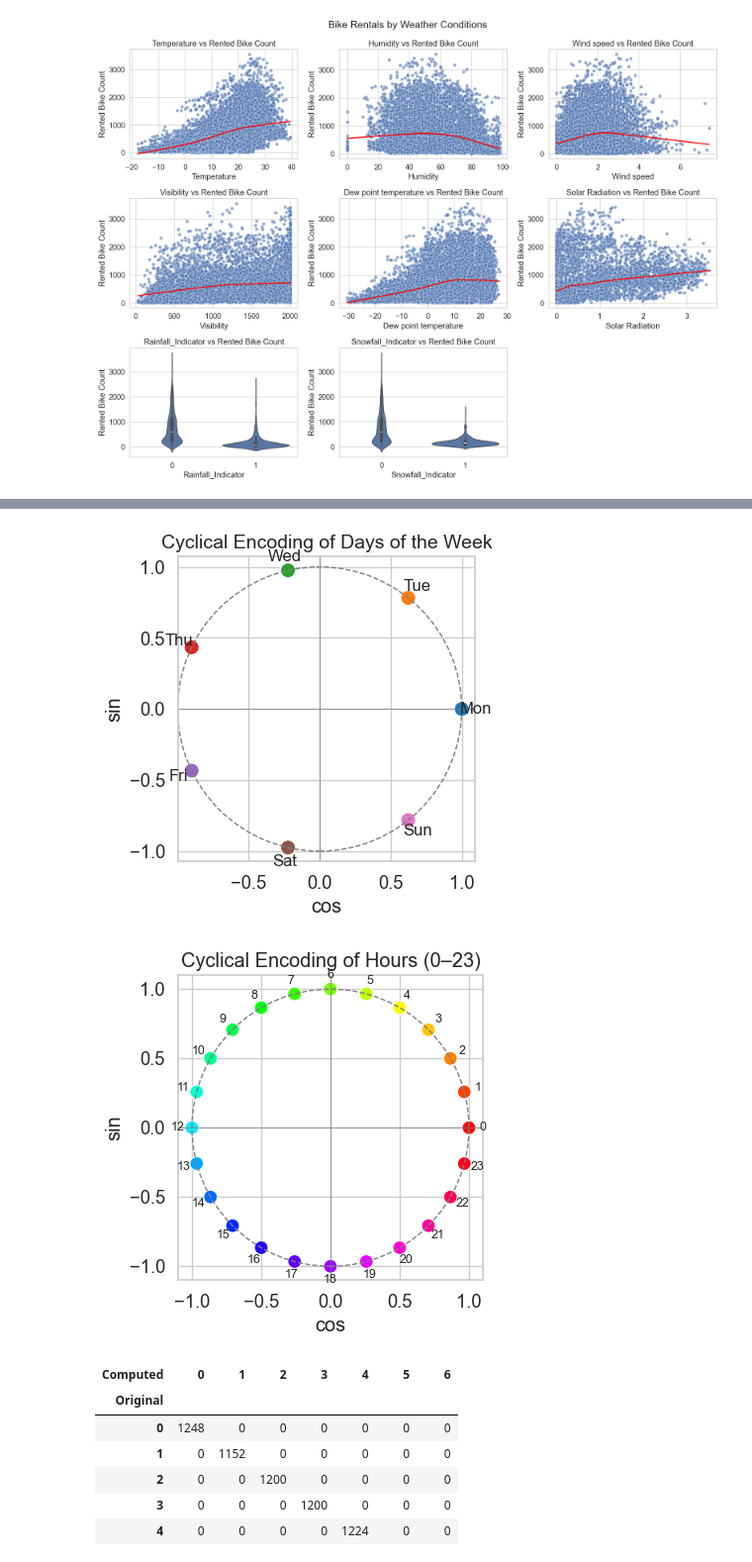
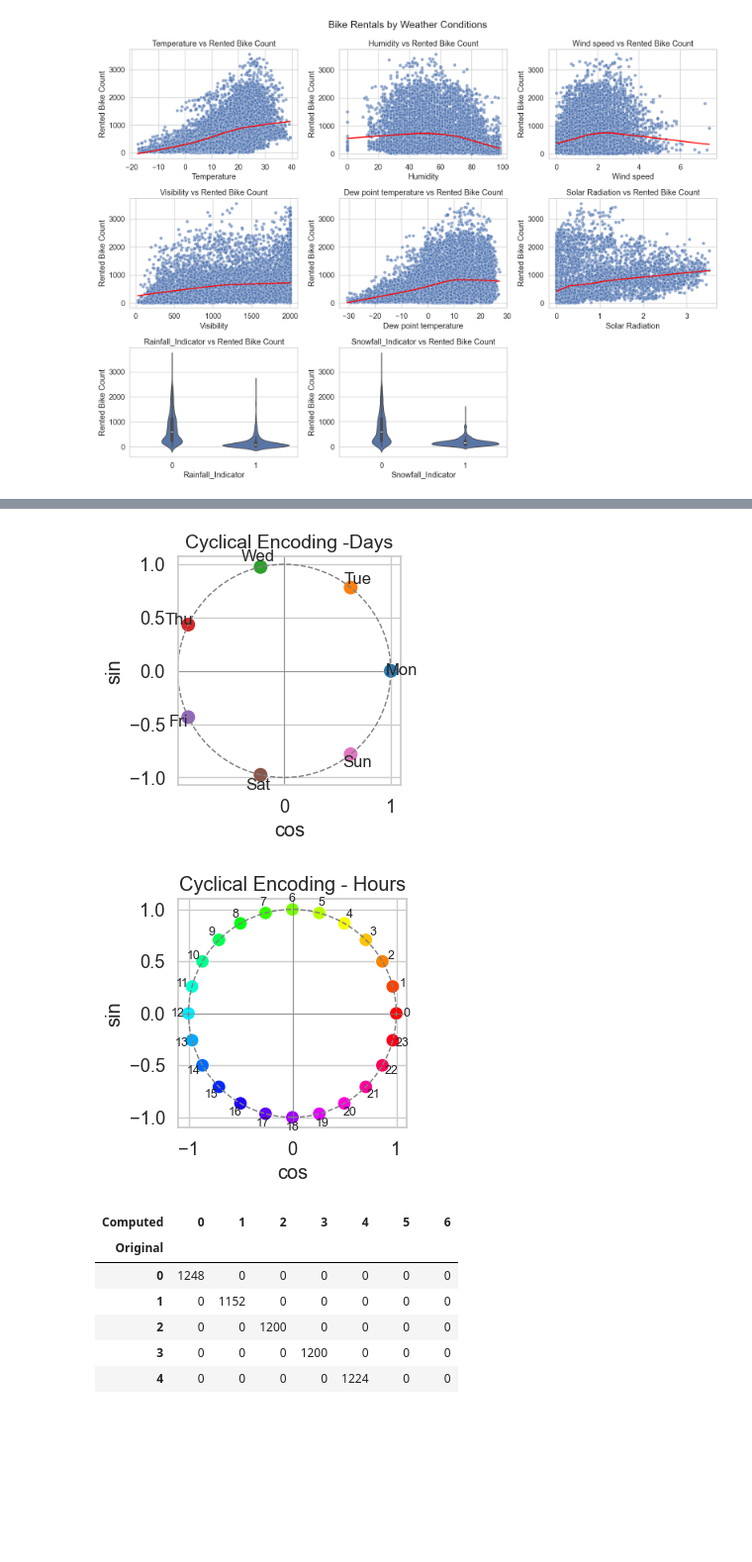
Before and after one commit to MarkThackham/MarkThackham.github.io, a Jupyter notebook: Portfolio/machine-learning/seoul-bike-hire/machine-learning-seoul-bike-hire.ipynb, the cells around one changed output, grey strips where cells are left out. Shown at 99% size. Saved outputs shown, nothing was run; the diff lists cells and outputs as text; code cells hidden in the pictures; blank space fills up the shorter version.

```diff
--- a/Portfolio/machine-learning/seoul-bike-hire/machine-learning-seoul-bike-hire.ipynb
+++ b/Portfolio/machine-learning/seoul-bike-hire/machine-learning-seoul-bike-hire.ipynb
@@ -357,7 +357,7 @@ df_months = pd.DataFrame({
 })
 
 # Plot
-plt.figure(figsize=(4,4))
+plt.figure(figsize=(3,3))
 sns.scatterplot(data=df_months, x="cos", y="sin", hue="month", palette="tab20", s=100)
 
 # Annotate months (no decimals)
@@ -373,7 +373,7 @@ plt.axhline(0, color="gray", linewidth=0.5)
 plt.axvline(0, color="gray", linewidth=0.5)
 plt.gca().set_aspect("equal", adjustable="box")
 plt.legend().remove()
-plt.title("Cyclical Encoding of Months (1–12)")
+plt.title("Cyclical Encoding - Months")
 plt.savefig("seoul-bike-hire-features-cyclic-months.png", dpi=300, bbox_inches="tight")
 plt.show()
 #-------
@@ -398,7 +398,7 @@ df_days = pd.DataFrame({
 
 # Seaborn scatter plot
 sns.set(style="whitegrid", font_scale=1.2)
-plt.figure(figsize=(4,4))
+plt.figure(figsize=(3,3))
 sns.scatterplot(data=df_days, x="cos", y="sin", hue="day", palette="tab10", s=120)
 
 # Annotate
@@ -413,7 +413,7 @@ plt.axhline(0, color="gray", linewidth=0.5)
 plt.axvline(0, color="gray", linewidth=0.5)
 plt.legend().remove()
 plt.gca().set_aspect("equal", adjustable="box")
-plt.title("Cyclical Encoding of Days of the Week", fontsize=14)
+plt.title("Cyclical Encoding -Days", fontsize=14)
 plt.savefig("seoul-bike-hire-features-cyclic-days.png", dpi=300, bbox_inches="tight")
 plt.show()
 #-------
@@ -435,7 +435,7 @@ df_hours = pd.DataFrame({
 })
 
 # Plot on circle
-plt.figure(figsize=(4,4))
+plt.figure(figsize=(3,3))
 sns.scatterplot(data=df_hours, x="cos", y="sin", hue="hour", palette="hsv", s=100)
 
 # Annotate points
@@ -451,7 +451,7 @@ plt.axhline(0, color="gray", linewidth=0.5)
 plt.axvline(0, color="gray", linewidth=0.5)
 plt.gca().set_aspect("equal", adjustable="box")
 plt.legend().remove()
-plt.title("Cyclical Encoding of Hours (0–23)")
+plt.title("Cyclical Encoding - Hours")
 plt.savefig("seoul-bike-hire-features-cyclic-hours.png", dpi=300, bbox_inches="tight")
 plt.show()
 #-------
@@ -461,5 +461,5 @@ plt.show()
-[figure, old version]
+[figure, new version]
-[figure, old version]
+[figure, new version]
 # %%
 #=================================================================
 # Step 6: Prepare for Modelling
```
Also changed, not shown: parts of 1 cell of this notebook, 3 other files.
